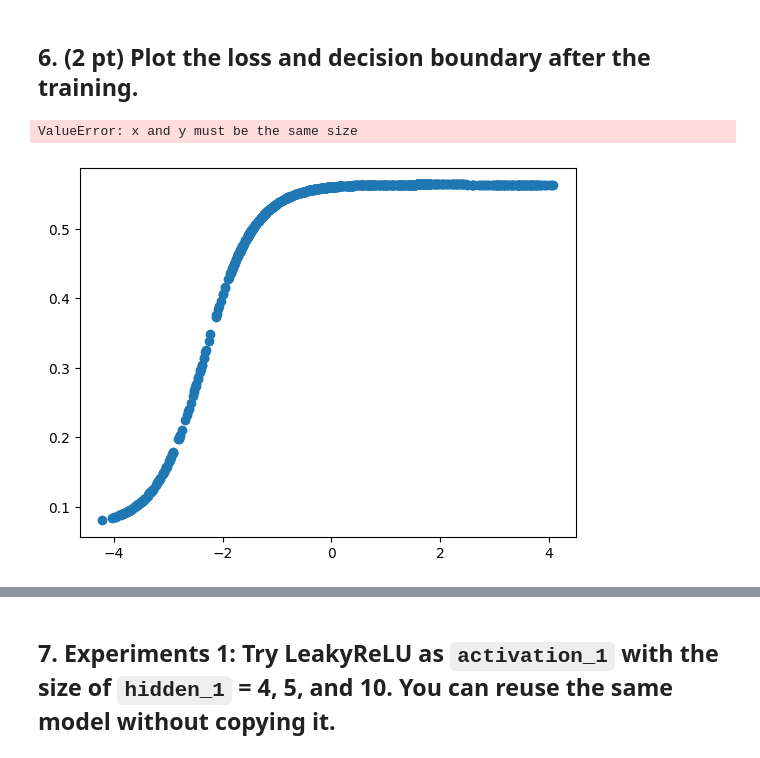
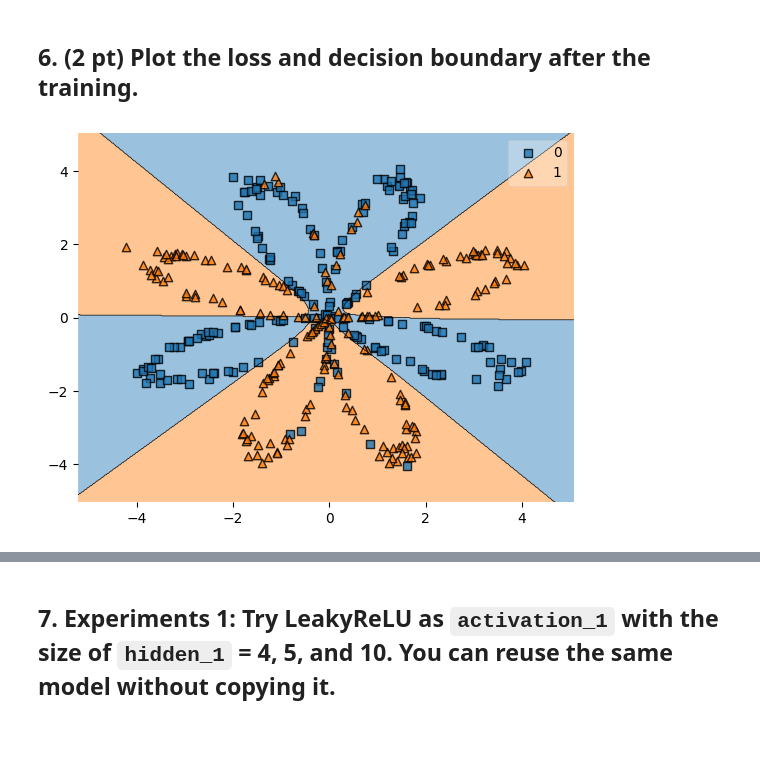
Before and after one commit to YKhalitov/College-Projects, a Jupyter notebook: 2024_spring/Homeworks/HW10.ipynb, the cells around one changed output, grey strips where cells are left out. Saved outputs shown, nothing was run; the diff lists cells and outputs as text; code cells hidden in the pictures.

```diff
--- a/2024_spring/Homeworks/HW10.ipynb
+++ b/2024_spring/Homeworks/HW10.ipynb
@@ -117,25 +115,25 @@ plt.plot(hist)
 # %% [markdown]
 ## 5. (2 pt) Write the prediction class to use it in plot_decision_regions function.
 # %%
-class PredictionClass:
+class PredictionClass():
   def __init__(self, model):
     self.model = model
 
   def predict(self, x):
     with torch.no_grad():
       y_pred = model.forward(torch.tensor(x, dtype=torch.float))
-    return y_pred
+      return np.where(y_pred >= 0.5, 1, 0)
 # %% [markdown]
 ## 6. (2 pt) Plot the loss and decision boundary after the training.
 # %%
-with torch.no_grad():
-  y_pred = model.forward(torch.tensor(x, dtype=torch.float))
-
-plt.scatter(x, y_pred)
-plt.scatter(x, y)
+# plt.scatter(x, y_pred)
+# plt.scatter(x, y)
-# %% [output]
-ValueError: x and y must be the same size
-[figure, removed]
+# %%
+clf = PredictionClass(model)
+plot_decision_regions(x,y.reshape(-1,),clf)
+plt.show()
+# %% [output]
+[figure, added]
 # %%
 plt.plot(best_model.loss_array)
 plt.show()
```
Also changed, not shown: parts of 7 cells of this notebook.
